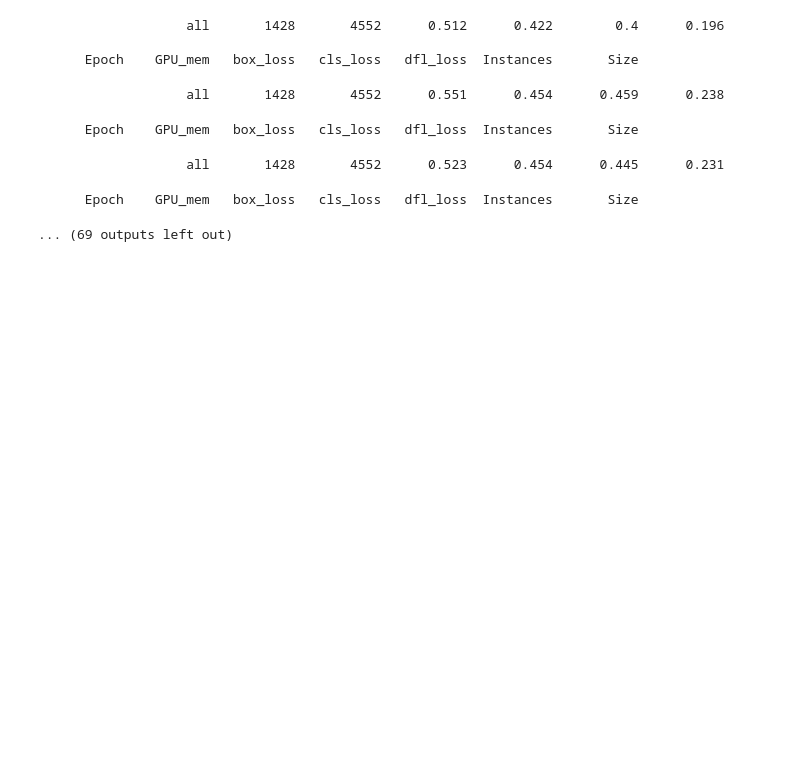
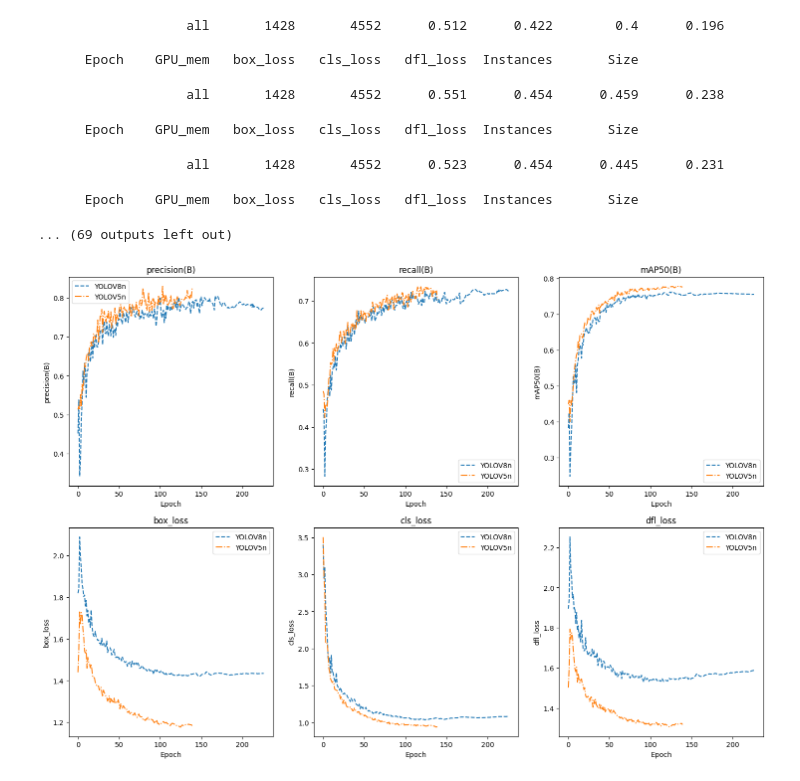
Before and after one commit to DIMFLIX-OFFICIAL/TerraWing, a Jupyter notebook: src/neural_network/TrainNeuralNetwork.ipynb, the cells around one changed output. Saved outputs shown, nothing was run; the diff lists cells and outputs as text; code cells hidden in the pictures; blank space fills up the shorter version.

Commit message:
Update the neural network training code

```diff
--- a/src/neural_network/TrainNeuralNetwork.ipynb
+++ b/src/neural_network/TrainNeuralNetwork.ipynb
@@ -819,16 +859,20 @@ valid_dataCarDetection = data[data['image_name'].isin(valid_name_file)] # Зап
 test_dataCarDetection = data[data['image_name'].isin(test_name_file)] # Записи для тестовых данных
 del data, train_name_file, valid_name_file, test_name_file # Очистим память
 # %%
-import os
+# Название деректорий для создания деректорий
 list_paths_to_create = [
-    'DATA', 'DATA/train',
-    'DATA/valid', 'DATA/test', 'DATA/train/images',
-    'DATA/train/labels', 'DATA/valid/images', 'DATA/valid/labels',
-    'DATA/test/images', 'DATA/test/labels'
+    '../data/DATA', '../data/DATA/train',
+    '../data/DATA/valid', '../data/DATA/test', '../data/DATA/train/images',
+    '../data/DATA/train/labels', '../data/DATA/valid/images', '../data/DATA/valid/labels',
+    '../data/DATA/test/images', '../data/DATA/test/labels', './yolo_cache'
 ]
 
-for i in list_paths_to_create:
-    os.mkdir(i)
+# Создаём папки
+for path in list_paths_to_create:
+    if not os.path.isdir(path):
+        os.mkdir(path)
+
+del list_paths_to_create # Очищаем память
 # %%
 def copyFileDataSet(dataCarDetection, pathEnd):
     '''
@@ -1019,0 +1098,31 @@ Starting training for 250 epochs...
+# %%
+# Переименуем папку с первой моделью
+if os.path.isdir('./yolo_cache/detect/train/'):
+    os.rename('./yolo_cache/detect/train/', './yolo_cache/detect/train1/')
+
+# Создаём DataFrame с данными о метриках
+metrics = get_metrics()
+
+# Создаём рисунок с вложенными графиками для каждого изображения
+fig, axes = plt.subplots(2, 3, figsize=(18, 12))
+
+# Переменная с индексом метрики
+index_column = 0
+
+# Пройдёмся по каждому из вложенных графиков
+for x in range(0, 2):
+    for y in range(0, 3):
+        # Добавим на график данные метрики по каждой из моделей
+        for column, style in zip(metrics.iloc[:, index_column::6].columns, ['--', '-.']):
+            axes[x, y].plot(metrics[column], style)
+
+        # Подпишем название графика и его оси
+        axes[x, y].legend([column.split('/')[0] for column in metrics.columns[index_column::6]])
+        axes[x, y].title.set_text(metrics.columns[index_column].split('/')[2])
+        axes[x, y].set_xlabel('Epoch')
+        axes[x, y].set_ylabel(metrics.columns[index_column].split('/')[2])
+
+        index_column += 1
+fig.savefig('metrics_version_models.png')
+# %% [output]
+[figure, added]
```
Also changed, not shown: parts of 40 cells of this notebook.
